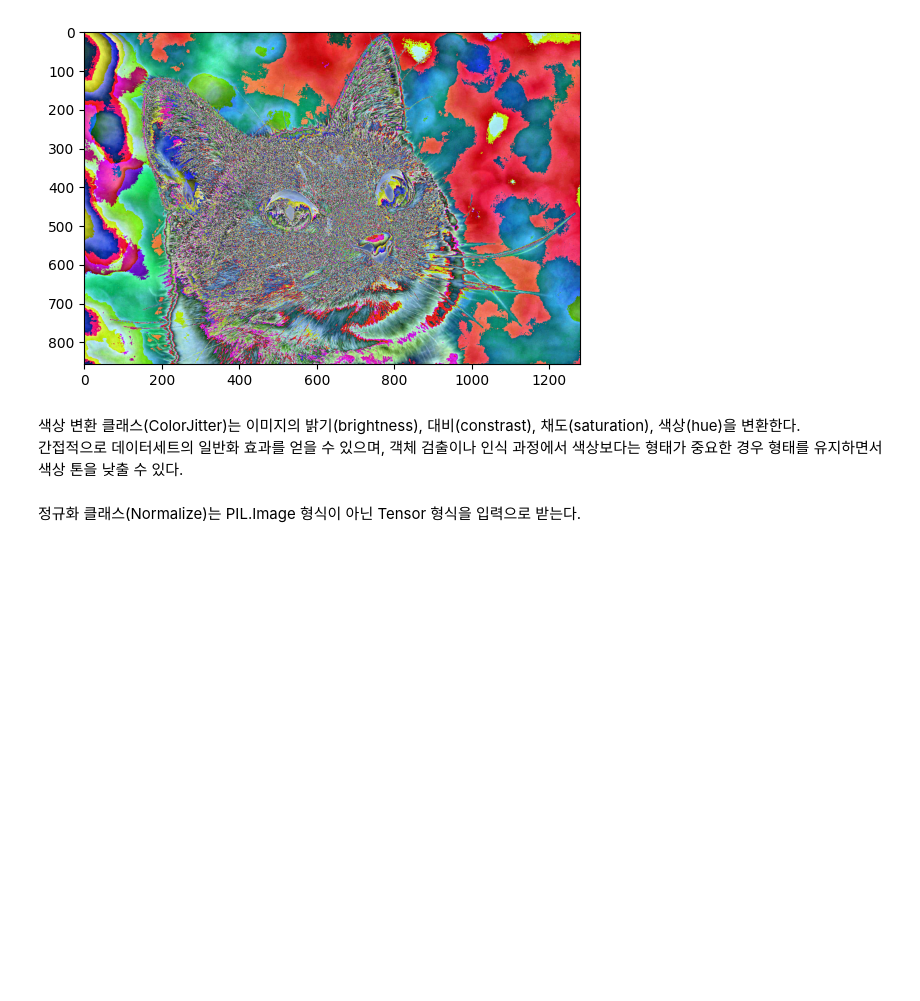
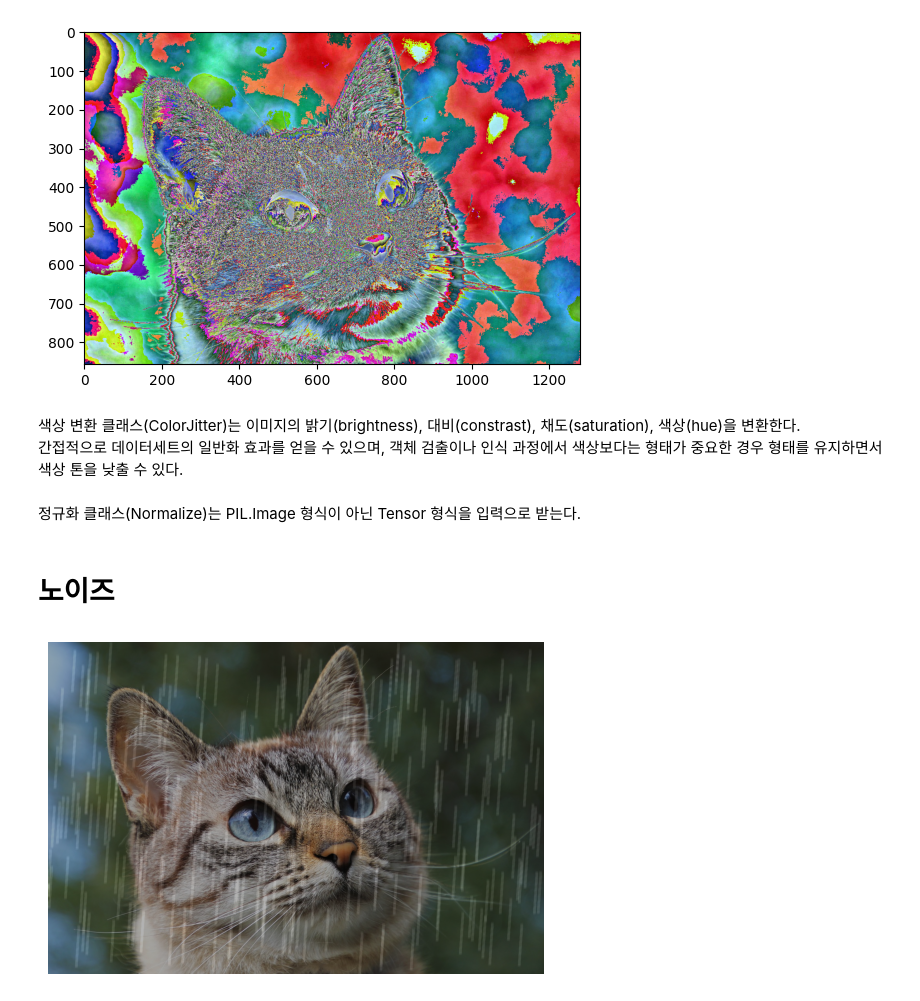
Before and after one commit to choiwonjini/AIFFEL_practice, a Jupyter notebook: pytorch/advanced/4-2. Image Data Augmentation.ipynb, the cells around one changed output. Cells and saved outputs as stored; diff of their text form; code cells hidden in the pictures; blank space fills up the shorter version.

Commit message:
Image data Augmentation

```diff
--- a/pytorch/advanced/4-2. Image Data Augmentation.ipynb
+++ b/pytorch/advanced/4-2. Image Data Augmentation.ipynb
@@ -148,3 +148,23 @@ plt.imshow(transformed_image)
 간접적으로 데이터세트의 일반화 효과를 얻을 수 있으며, 객체 검출이나 인식 과정에서 색상보다는 형태가 중요한 경우 형태를 유지하면서 색상 톤을 낮출 수 있다.
 <br>
 정규화 클래스(Normalize)는 PIL.Image 형식이 아닌 Tensor 형식을 입력으로 받는다.
+# %% [markdown]
+# 노이즈
+# %%
+import albumentations as A # 이미지 증강 라이브러리
+import numpy as np
+
+transform = A.Compose([
+    A.RandomRain(p=0.7, slant_lower=-10, slant_upper=10),
+    A.RandomFog(fog_coef_lower=0.2, fog_coef_upper=0.4, p=0.5),
+    A.ISONoise(p=0.3)
+])
+
+image = np.array(Image.open("/content/cat.jpg"))
+augmented = transform(image=image)["image"]
+
+plt.imshow(augmented)
+plt.axis('off')
+plt.show()
+# %% [output]
+[figure, added]
```
Also changed, not shown: parts of 10 cells of this notebook.
